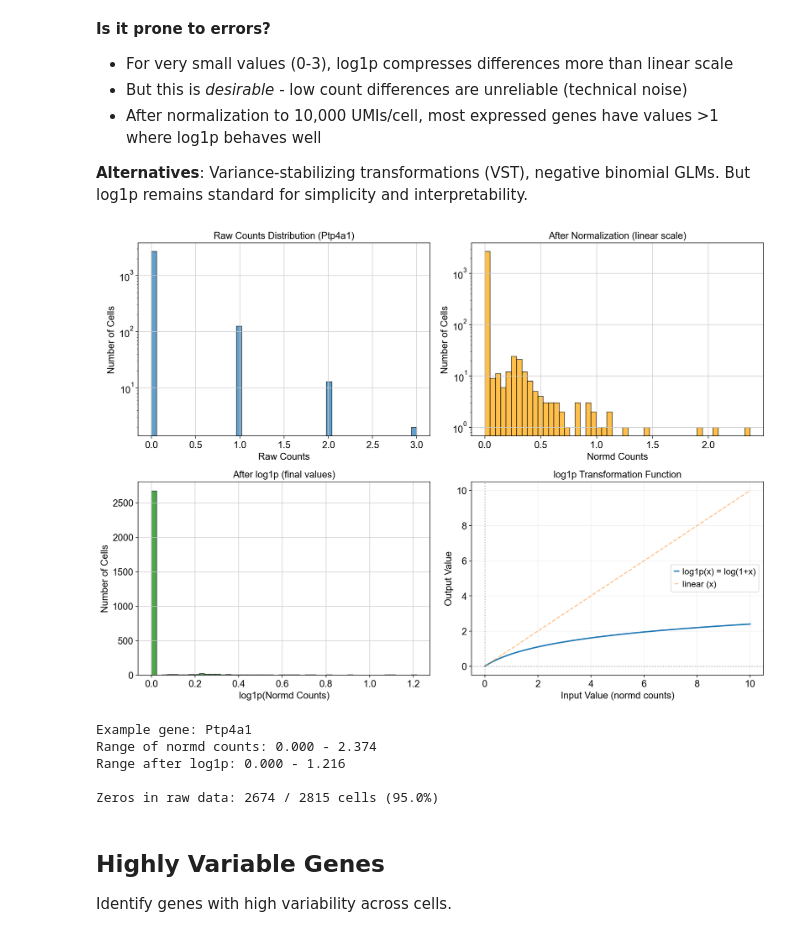
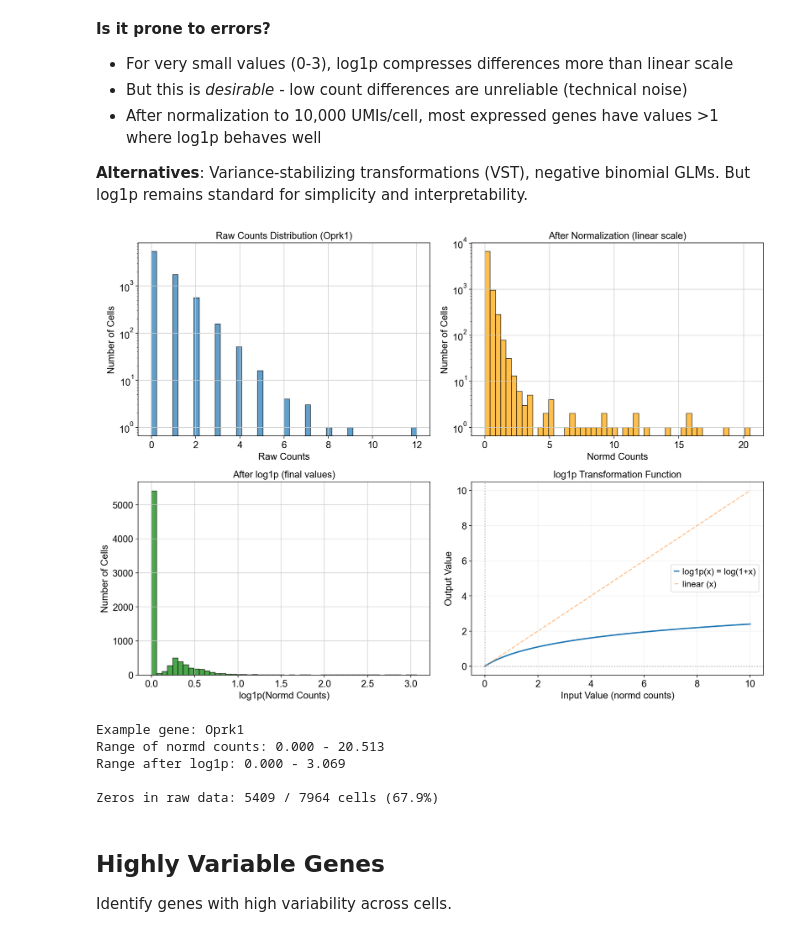
Before and after one commit to gthornes/FLUXestimatorGT, a Jupyter notebook: notebooks/01_preprocessing.ipynb, the cells around one changed output. Cells and saved outputs as stored; diff of their text form; code cells hidden in the pictures.

```diff
--- a/notebooks/01_preprocessing.ipynb
+++ b/notebooks/01_preprocessing.ipynb
@@ -53,7 +53,7 @@ Load your single-cell RNA-seq data.
 # %%
 # Load from 10X directory
 adata = sc.read_10x_mtx(
-    '../data/raw/filtered_feature_bc_matrix_estrus',
+    '../data/raw/filtered_feature_bc_matrix_diestrus',
     var_names='gene_symbols',
     cache=True
 )
@@ -326,7 +326,7 @@ Normalisation complete
 fig, axes = plt.subplots(2, 2, figsize=(14, 10))
 
 # Get raw and normd data for one gene
-example_gene = adata.var_names[100]  # Pick an example gene
+example_gene = adata.var_names[13]  # Pick an example gene
 raw_counts = adata.layers['counts'][:, 100].toarray().flatten()  # Convert sparse to dense
 norm_counts = np.expm1(adata.X[:, 100].toarray().flatten())  # Reverse log1p to get normd
 log_norm = adata.X[:, 100].toarray().flatten()
@@ -347,39 +347,39 @@ axes[0, 1].set_yscale('log')
 
 # 3. After log1p transformation
 axes[1, 0].hist(log_norm, bins=50, edgecolor='black', alpha=0.7, color='green')
 axes[1, 0].set_xlabel('log1p(Normd Counts)')
 axes[1, 0].set_ylabel('Number of Cells')
 axes[1, 0].set_title('After log1p (final values)')
 
 # 4. Effect of log1p function
 x_vals = np.linspace(0, 10, 100)
 y_log1p = np.log1p(x_vals)
 y_log = np.log(x_vals + 0.0001)  # Can't take log(0)
 
 axes[1, 1].plot(x_vals, y_log1p, label='log1p(x) = log(1+x)', linewidth=2)
 axes[1, 1].plot(x_vals, x_vals, '--', label='linear (x)', alpha=0.5)
 axes[1, 1].axhline(y=0, color='gray', linestyle=':', alpha=0.5)
 axes[1, 1].axvline(x=0, color='gray', linestyle=':', alpha=0.5)
 axes[1, 1].set_xlabel('Input Value (normd counts)')
 axes[1, 1].set_ylabel('Output Value')
 axes[1, 1].set_title('log1p Transformation Function')
 axes[1, 1].legend()
 axes[1, 1].grid(True, alpha=0.3)
 
 plt.tight_layout()
 plt.show()
 
 print(f"\nExample gene: {example_gene}")
 print(f"Range of normd counts: {norm_counts.min():.3f} - {norm_counts.max():.3f}")
 print(f"Range after log1p: {log_norm.min():.3f} - {log_norm.max():.3f}")
 print(f"\nZeros in raw data: {(raw_counts == 0).sum()} / {len(raw_counts)} cells ({100*(raw_counts == 0).sum()/len(raw_counts):.1f}%)")
 # %% [output]
-[figure, old version]
+[figure, new version]
-Example gene: Ptp4a1
-Range of normd counts: 0.000 - 2.374
-Range after log1p: 0.000 - 1.216
+Example gene: Oprk1
+Range of normd counts: 0.000 - 20.513
+Range after log1p: 0.000 - 3.069
 
-Zeros in raw data: 2674 / 2815 cells (95.0%)
+Zeros in raw data: 5409 / 7964 cells (67.9%)
 # %% [markdown]
 ## Highly Variable Genes
 
```
Also changed, not shown: parts of 5 cells of this notebook, 7 other files.
